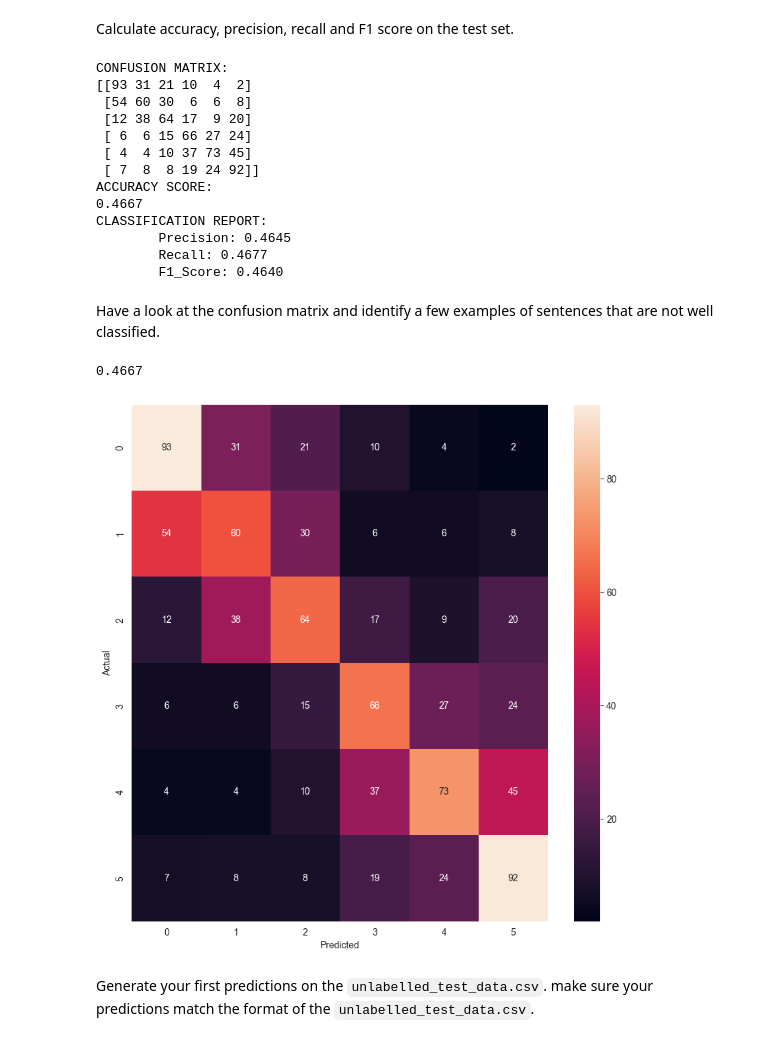
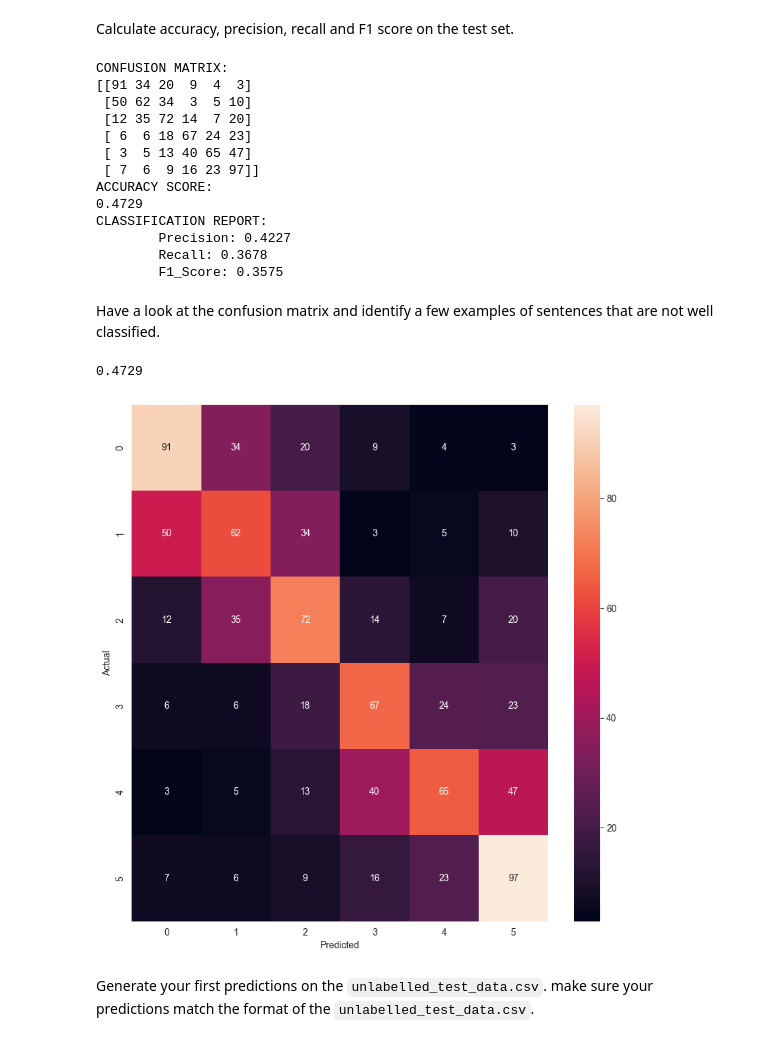
Before and after one commit to badjojo203/DMML2022_Tesla, a Jupyter notebook: code/Project_guidelines_2022_UNIL_Tesla.ipynb, the cells around one changed output. Cells and saved outputs as stored; diff of their text form; code cells hidden in the pictures.

```diff
--- a/code/Project_guidelines_2022_UNIL_Tesla.ipynb
+++ b/code/Project_guidelines_2022_UNIL_Tesla.ipynb
@@ -176,0 +158,4 @@ LRcv = LogisticRegression(solver='lbfgs', max_iter=1000, random_state=50).fit(X_
+# %%
+from sklearn.linear_model import LogisticRegressionCV
+LogRcv = LogisticRegressionCV(cv=5,solver='lbfgs', max_iter=1000, random_state=50).fit(X_train_tfidf, y_train)
+y_pred_LogRcv = LogRcv.predict(X_test_tfidf)
@@ -177,8 +168,6 @@ LRcv = LogisticRegression(solver='lbfgs', max_iter=1000, random_state=50).fit(X_
 # %% [markdown]
 Calculate accuracy, precision, recall and F1 score on the test set.
 # %%
-y_pred = LRcv.predict(X_test_tfidf)
-
 def evaluate(true, pred):
     precision = precision_score(y_test, y_pred, average="macro")
     recall = recall_score(y_test, y_pred, average="macro")
@@ -187,40 +176,39 @@ def evaluate(true, pred):
     print(f"ACCURACY SCORE:\n{accuracy_score(true, pred):.4f}")
     print(f"CLASSIFICATION REPORT:\n\tPrecision: {precision:.4f}\n\tRecall: {recall:.4f}\n\tF1_Score: {f1:.4f}")
 
-evaluate(y_test, y_pred)
+evaluate(y_test, y_pred_LogRcv)
 # %% [output]
 CONFUSION MATRIX:
-[[93 31 21 10  4  2]
- [54 60 30  6  6  8]
- [12 38 64 17  9 20]
- [ 6  6 15 66 27 24]
- [ 4  4 10 37 73 45]
- [ 7  8  8 19 24 92]]
+[[91 34 20  9  4  3]
+ [50 62 34  3  5 10]
+ [12 35 72 14  7 20]
+ [ 6  6 18 67 24 23]
+ [ 3  5 13 40 65 47]
+ [ 7  6  9 16 23 97]]
 ACCURACY SCORE:
-0.4667
+0.4729
 CLASSIFICATION REPORT:
-        Precision: 0.4645
-        Recall: 0.4677
-        F1_Score: 0.4640
+        Precision: 0.4227
+        Recall: 0.3678
+        F1_Score: 0.3575
 # %% [markdown]
 Have a look at the confusion matrix and identify a few examples of sentences that are not well classified.
 # %%
 import seaborn as sns
 import matplotlib.pyplot as plt
 
 def accuracy_conf_mat(y_test, y_pred):
     print(round(accuracy_score(y_test, y_pred), 4))
     conf_mat = confusion_matrix(y_test, y_pred)
     fig, ax = plt.subplots(figsize=(10,10))
     sns.heatmap(conf_mat, annot=True, fmt='d')
     plt.ylabel('Actual')
     plt.xlabel('Predicted')
     plt.show()
-
-accuracy_conf_mat(y_test, y_pred)
+accuracy_conf_mat(y_test, y_pred_LogRcv)
 # %% [output]
-0.4667
+0.4729
-[figure, old version]
+[figure, new version]
 # %% [markdown]
 Generate your first predictions on the `unlabelled_test_data.csv`. make sure your predictions match the format of the `unlabelled_test_data.csv`.
 # %%
```
Also changed, not shown: parts of 10 cells of this notebook, 3 other files.
